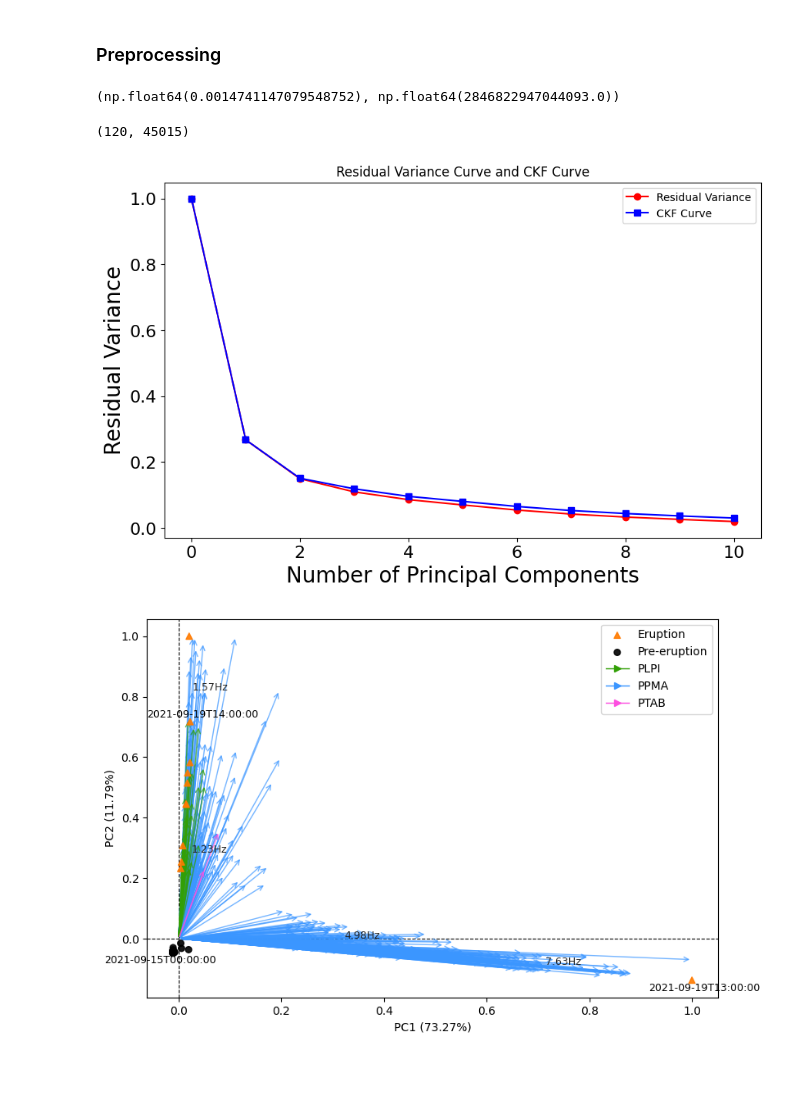
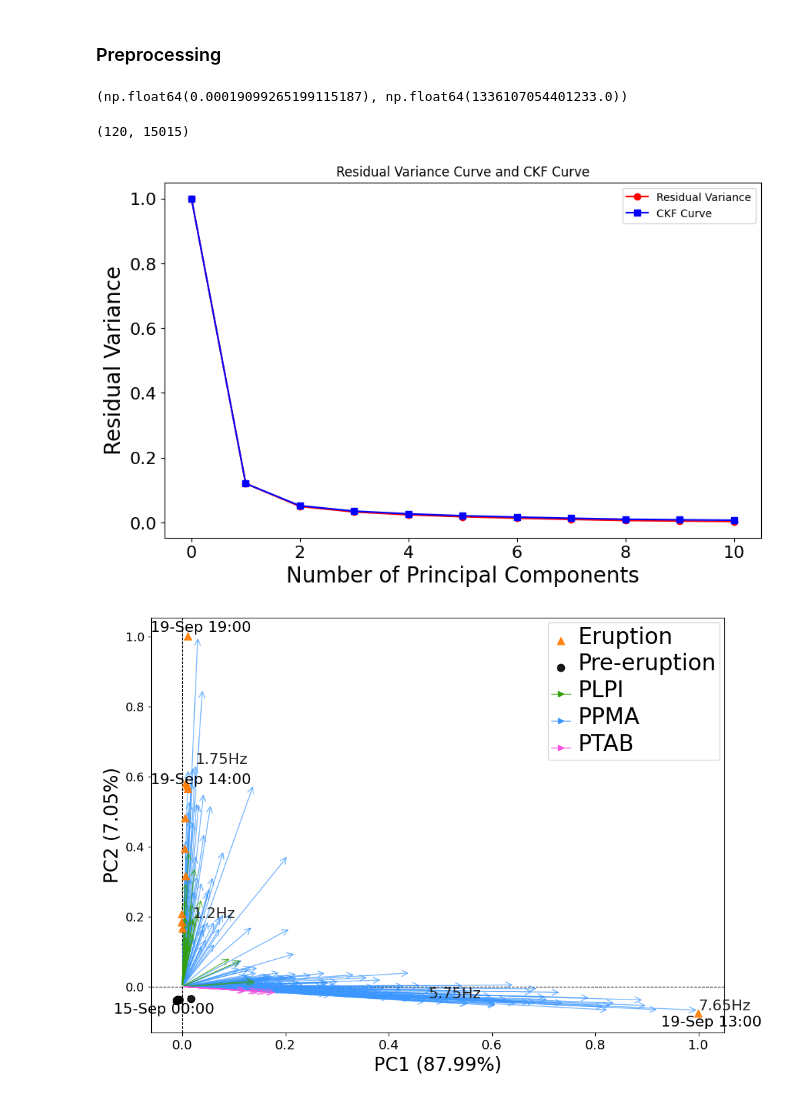
Before and after one commit to CoDaSLab/MSPC-Seismic, a Jupyter notebook: exploration/IGARSS.ipynb, the cells around one changed output. Drawn from its saved outputs; the diff is of its cells as text; code cells hidden in the pictures; blank space fills up the shorter version.

```diff
--- a/exploration/IGARSS.ipynb
+++ b/exploration/IGARSS.ipynb
@@ -174,7 +174,7 @@ from msa.visualization import plot
 # %%
 sr = st[0].stats.sampling_rate
 
-window_length = 60 # s
+window_length = 20 # s
 window_samples = int(window_length*sr)
 # shift = window_length*1000 #s
 shift = 3600 #s
@@ -231,4 +229,8 @@ array([  3600.,   7200.,  10800.,  14400.,  18000.,  21600.,  25200.,
 # %%
+Sxxs[1, 0] = Sxxs[1, 1]
+times[1, 0] = times[1, 1]
+freqs[1, 0] = freqs[1, 1]
+
 Sxxs[1, 1] = Sxxs[1, 0]
 times[1, 1] = times[1, 0]
 freqs[1, 1] = freqs[1, 0]
@@ -307,52 +351,79 @@ vmax = np.max(Sxxs_norm)
 
 vmin, vmax
 # %% [output]
-(np.float64(0.0014741147079548752), np.float64(2846822947044093.0))
+(np.float64(0.00019099265199115187), np.float64(1336107054401233.0))
 # %%
 # Data fusion
 X = np.vstack(np.vstack(Sxxs_norm)).T
 X.shape
 # %% [output]
-(120, 45015)
+(120, 15015)
 # %%
 import mspc_pca.plot
 mspc_pca.plot.var_pca(X, 10,with_std =False);
 # %% [output]
-[figure, old version]
+[figure, new version]
 # %%
 # !pip install scikit-learn
+# %%
+scores_label=[]
+for date in timeUTC.astype(datetime):
+    scores_label.append(date.strftime("%d-%b %H:%M"))
 # %%
 from sklearn.decomposition import PCA
 
 PCs=2
 pca = PCA(n_components=PCs)
 
 
 loadings_label = np.array([f"{round(x, 2)}Hz" for x in freqs[0,0]]*M*N) # Add for several sensors
 sensor_class = np.repeat(sensors, freqs[0,0].shape[0]*N)
 channel_class = np.repeat(channels, freqs[0,0].shape[0]*M)
 # print(channel_class.shape, X.shape)
 
 time_class = np.hstack([np.repeat('Pre-eruption', eruption_idx-1),
                         np.repeat('Eruption', len(times[0,0])-eruption_idx+1)])
 
 markers = np.hstack([np.repeat('o', eruption_idx-1),
                      np.repeat('^', len(times[0,0])-eruption_idx+1)])
 
 
 from matplotlib.colors import ListedColormap
 score_cmap   = ListedColormap(["#FF7B00", "#000000", ])
 loading_cmap = ListedColormap(["#32A006", "#3B96FF", "#FD4FE0",  ])
 
 
-fig, ax = plt.subplots(1,1, figsize=(9,6))
-fig, ax, _ = mspc_pca.plot.biplot(X, pca, 1, 2, timeUTC, np.array(loadings_label),0.40,
-                                time_class.astype(str), sensor_class.astype(str), loading_percentile = +.05,
+fig, ax = plt.subplots(1,1, figsize=(11,8))
+fig, ax, _ = mspc_pca.plot.biplot(X, pca, 1, 2, scores_label, np.array(loadings_label),0.40,
+                                time_class.astype(str), sensor_class.astype(str), loading_percentile = +.015,
                                 score_cmap=score_cmap, loading_cmap=loading_cmap, markers=markers,
-                                size=30,
+                                size=60,
                                 ax = ax);
+
+fontsize = 16
+tick_fontsize = 14
+# Cambia todo el texto visible
+for text in fig.findobj(match=plt.Text):
+    text.set_fontsize(fontsize)
+
+for ax in fig.axes:
+
+    # Cambia tamaño de ticks
+    ax.tick_params(axis='x', labelsize=tick_fontsize)
+    ax.tick_params(axis='y', labelsize=tick_fontsize-1)
+
+    # Títulos y etiquetas de eje
+    ax.set_title(ax.get_title(), fontsize=fontsize)
+    ax.set_xlabel(ax.get_xlabel(), fontsize=fontsize+4)
+    ax.set_ylabel(ax.get_ylabel(), fontsize=fontsize+4)
+
+    # Leyendas
+    legend = ax.get_legend()
+    if legend:
+        for text in legend.get_texts():
+            text.set_fontsize(fontsize+8)
 # %% [output]
-[figure, old version]
+[figure, new version]
 # %%
 fig, ax = plt.subplots(1,1, figsize=(9,6))
 fig, ax, _ = mspc_pca.plot.biplot(X, pca, 1, 2, timeUTC, np.array(loadings_label),0.4,
```
Also changed, not shown: parts of 15 cells of this notebook, 6 other files.
